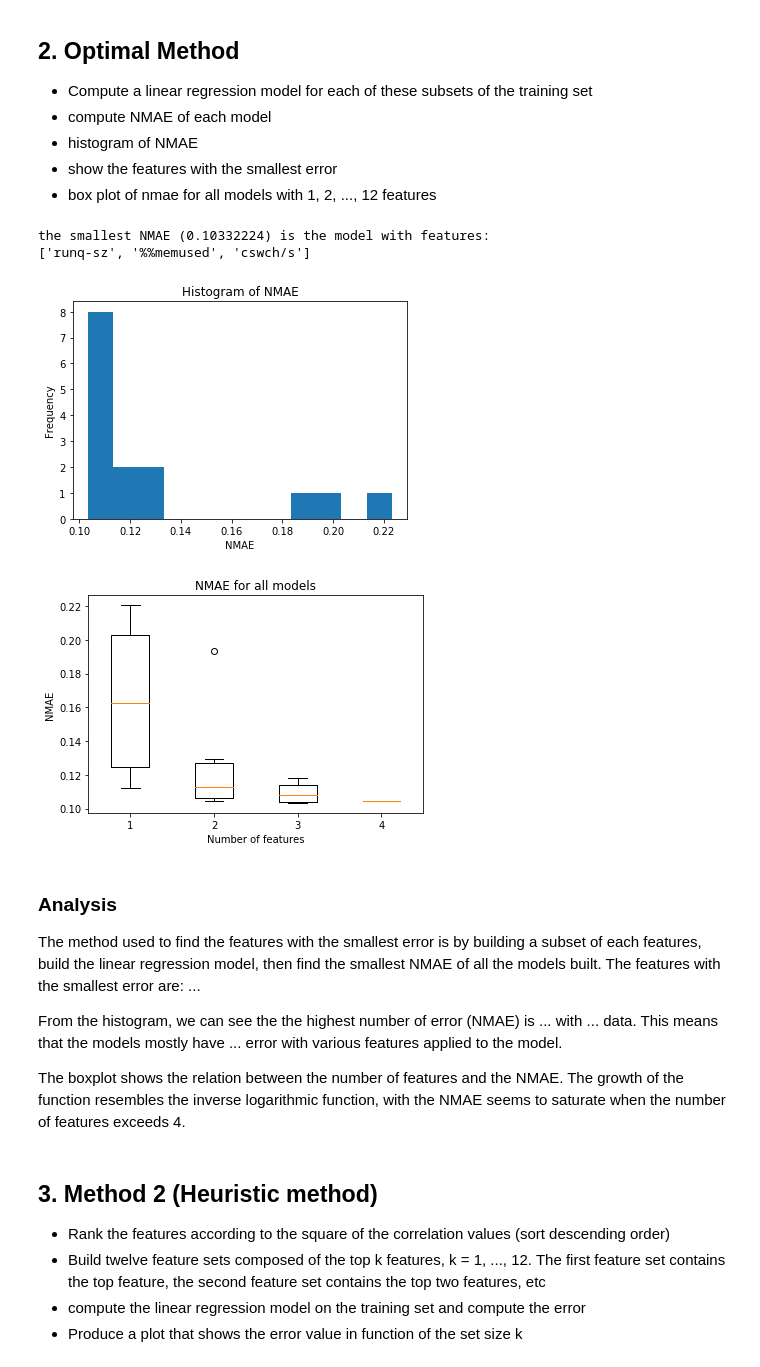
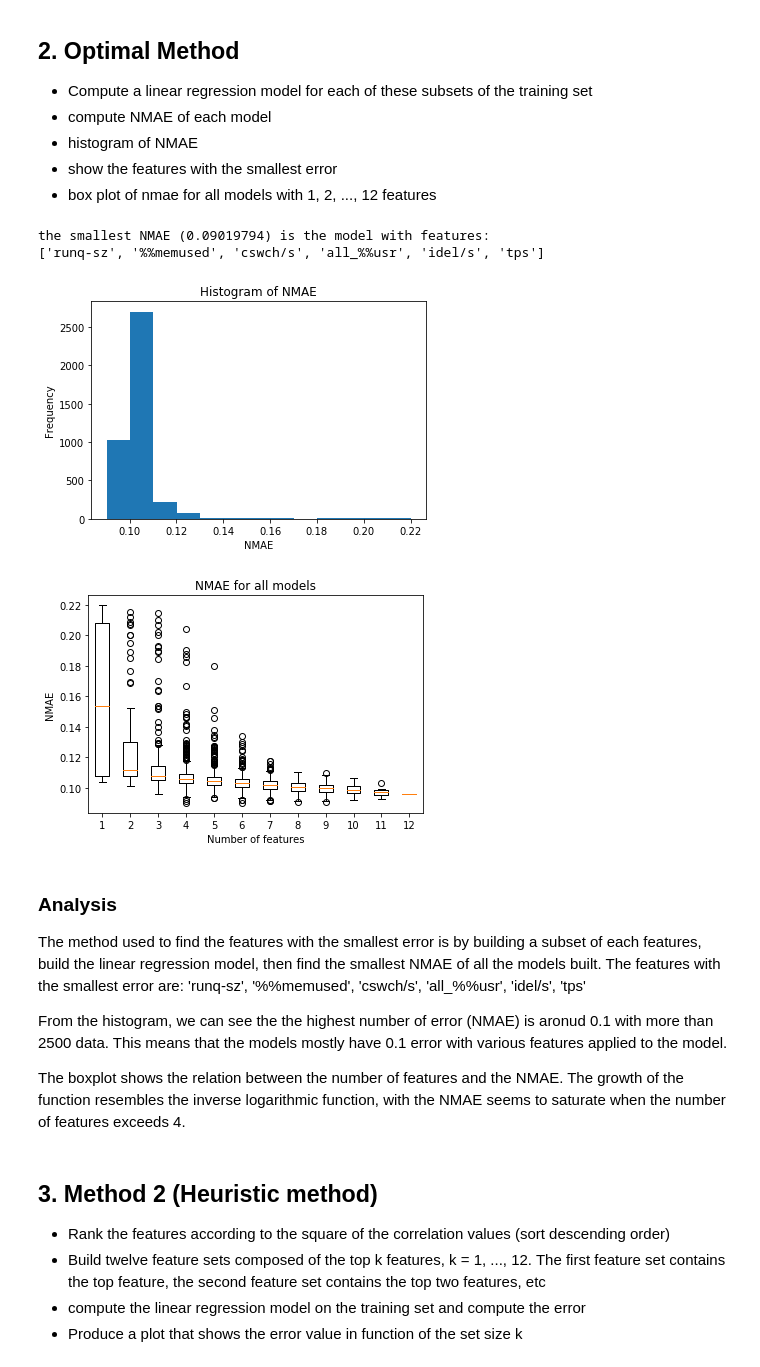
Before and after one commit to adikabintang/kuliah, a Jupyter notebook: kungliga/management_of_networks/project/task_4/adika_bintang_s_task_4.ipynb, the cells around one changed output. Saved outputs shown, nothing was run; the diff lists cells and outputs as text; code cells hidden in the pictures.

```diff
--- a/kungliga/management_of_networks/project/task_4/adika_bintang_s_task_4.ipynb
+++ b/kungliga/management_of_networks/project/task_4/adika_bintang_s_task_4.ipynb
@@ -49,10 +49,10 @@ feature_names = ["runq-sz", "%%memused", "proc/s", "cswch/s", "all_%%usr",
     "plist-sz", "file-nr", "idel/s", "tps"]
 
 # this is for real
-# all_subset = subs(feature_names)
+all_subset = subs(feature_names)
 
 # for testing only, so that my computer does not explode
-all_subset = subs(["runq-sz", "%%memused", "proc/s", "cswch/s"])
+# all_subset = subs(["runq-sz", "%%memused", "proc/s", "cswch/s"])
 
 all_nmae = []
 nmaes_boxplot_data = []
@@ -77,43 +77,43 @@ for subset in all_subset:
 
     # for instruction number 5
     if len(min_nmaes_each_feature) < len(subset):
         min_nmaes_each_feature.append(nmae)
     else:
         if nmae < min_nmaes_each_feature[len(subset) - 1]:
             min_nmaes_each_feature[len(subset) - 1] = nmae
 
 # show the features with the smallest error
 min_nmae = min(all_nmae)
 print("the smallest NMAE ({}) is the model with features:".format(min_nmae))
 print(all_subset[all_nmae.index(min_nmae)])
 
 # histogram of NMAE
 binwidth = 0.01
 plt.hist(all_nmae,
     bins=np.arange(min(all_nmae), max(all_nmae) + binwidth, binwidth))
 plt.xlabel("NMAE")
 plt.ylabel("Frequency")
 plt.title("Histogram of NMAE")
 plt.show()
 
 # box plot of nmae for all models with 1, 2, ..., 12 features
 fig7, ax7 = plt.subplots()
 ax7.set_title("NMAE for all models")
 ax7.set_xlabel("Number of features")
 ax7.set_ylabel("NMAE")
 ax7.boxplot(nmaes_boxplot_data)
 plt.show()
 # %% [output]
-the smallest NMAE (0.10332224) is the model with features:
-['runq-sz', '%%memused', 'cswch/s']
+the smallest NMAE (0.09019794) is the model with features:
+['runq-sz', '%%memused', 'cswch/s', 'all_%%usr', 'idel/s', 'tps']
-[figure, old version]
+[figure, new version]
-[figure, old version]
+[figure, new version]
 # %% [markdown]
 ### Analysis
 
-The method used to find the features with the smallest error is by building a subset of each features, build the linear regression model, then find the smallest NMAE of all the models built. The features with the smallest error are: ...
+The method used to find the features with the smallest error is by building a subset of each features, build the linear regression model, then find the smallest NMAE of all the models built. The features with the smallest error are: 'runq-sz', '%%memused', 'cswch/s', 'all_%%usr', 'idel/s', 'tps'
 
-From the histogram, we can see the the highest number of error (NMAE) is ... with ... data. This means that the models mostly have ... error with various features applied to the model.
+From the histogram, we can see the the highest number of error (NMAE) is aronud 0.1 with more than 2500 data. This means that the models mostly have 0.1 error with various features applied to the model.
 
 The boxplot shows the relation between the number of features and the NMAE. The growth of the function resembles the inverse logarithmic function, with the NMAE seems to saturate when the number of features exceeds 4.
 # %% [markdown]
```
Also changed, not shown: parts of 7 cells of this notebook.
